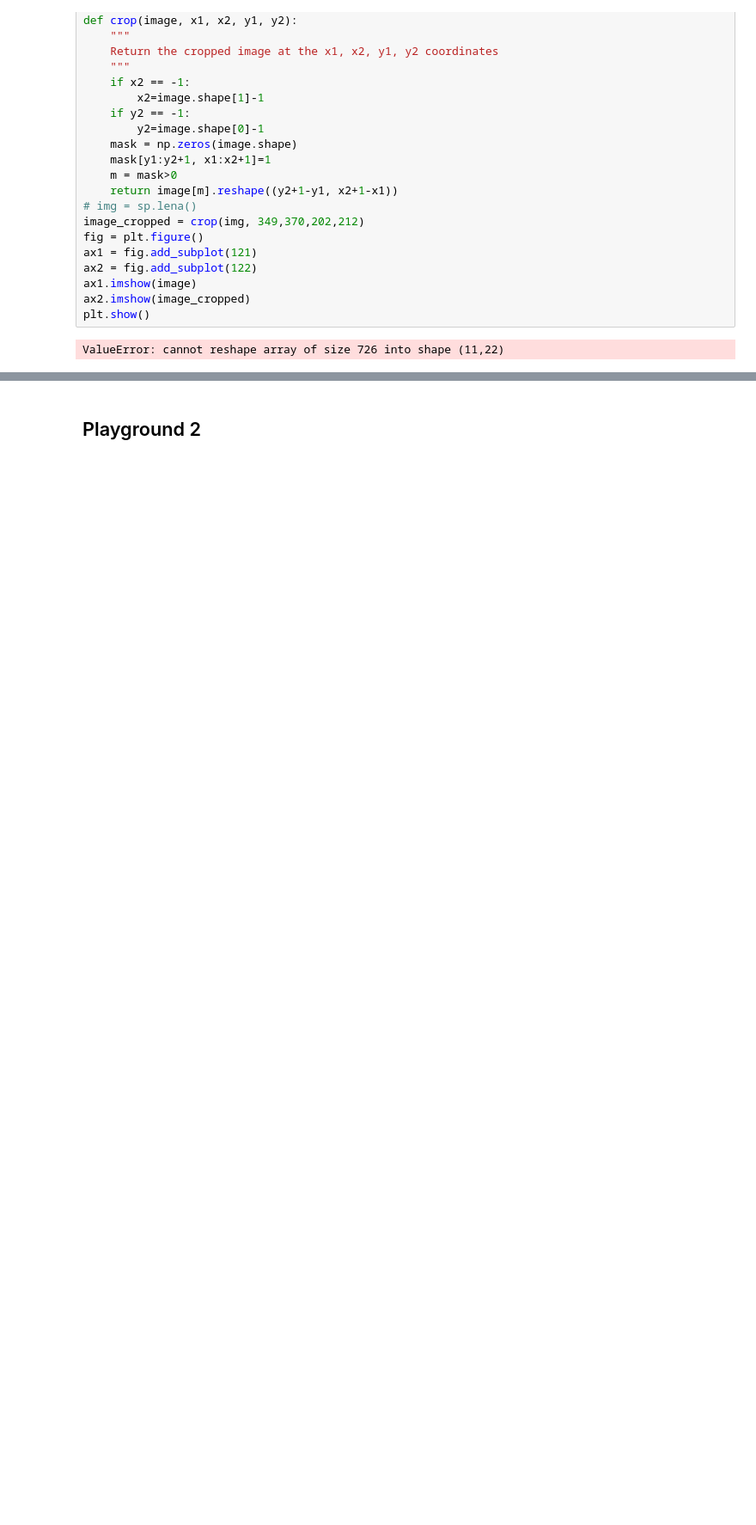
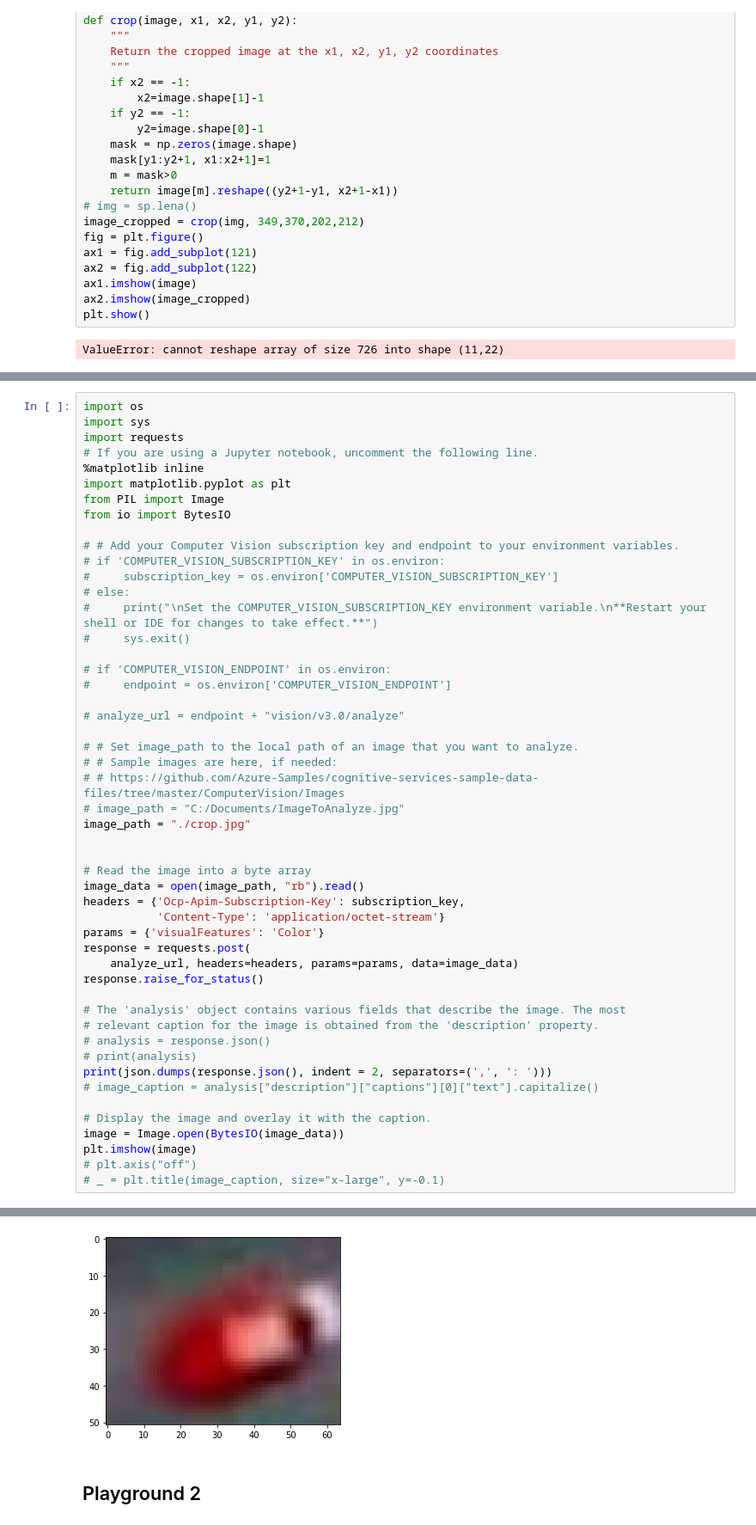
Before and after one commit to ChrisKahrs/retagImg, a Jupyter notebook: retagImgNotbook.ipynb, the cells around one changed output, grey strips where cells are left out. Shown at 86% size. Saved outputs shown, nothing was run; the diff lists cells and outputs as text; blank space fills up the shorter version.

Commit message:
base notebook working

```diff
--- a/retagImgNotbook.ipynb
+++ b/retagImgNotbook.ipynb
@@ -291,0 +302,51 @@ plt.show()
+# %%
+import os
+import sys
+import requests
+# If you are using a Jupyter notebook, uncomment the following line.
+%matplotlib inline
+import matplotlib.pyplot as plt
+from PIL import Image
+from io import BytesIO
+
+# # Add your Computer Vision subscription key and endpoint to your environment variables.
+# if 'COMPUTER_VISION_SUBSCRIPTION_KEY' in os.environ:
+#     subscription_key = os.environ['COMPUTER_VISION_SUBSCRIPTION_KEY']
+# else:
+#     print("\nSet the COMPUTER_VISION_SUBSCRIPTION_KEY environment variable.\n**Restart your shell or IDE for changes to take effect.**")
+#     sys.exit()
+
+# if 'COMPUTER_VISION_ENDPOINT' in os.environ:
+#     endpoint = os.environ['COMPUTER_VISION_ENDPOINT']
+
+# analyze_url = endpoint + "vision/v3.0/analyze"
+
+# # Set image_path to the local path of an image that you want to analyze.
+# # Sample images are here, if needed:
+# # https://github.com/Azure-Samples/cognitive-services-sample-data-files/tree/master/ComputerVision/Images
+# image_path = "C:/Documents/ImageToAnalyze.jpg"
+image_path = "./crop.jpg"
+
+
+# Read the image into a byte array
+image_data = open(image_path, "rb").read()
+headers = {'Ocp-Apim-Subscription-Key': subscription_key,
+           'Content-Type': 'application/octet-stream'}
+params = {'visualFeatures': 'Color'}
+response = requests.post(
+    analyze_url, headers=headers, params=params, data=image_data)
+response.raise_for_status()
+
+# The 'analysis' object contains various fields that describe the image. The most
+# relevant caption for the image is obtained from the 'description' property.
+# analysis = response.json()
+# print(analysis)
+print(json.dumps(response.json(), indent = 2, separators=(',', ': ')))
+# image_caption = analysis["description"]["captions"][0]["text"].capitalize()
+
+# Display the image and overlay it with the caption.
+image = Image.open(BytesIO(image_data))
+plt.imshow(image)
+# plt.axis("off")
+# _ = plt.title(image_caption, size="x-large", y=-0.1)
+# %% [output]
@@ -292,3 +373,4 @@ plt.show()
+[figure, added]
 # %% [markdown]
 ## Playground 2
 # %%
```
Also changed, not shown: parts of 10 cells of this notebook, 4 other files.
